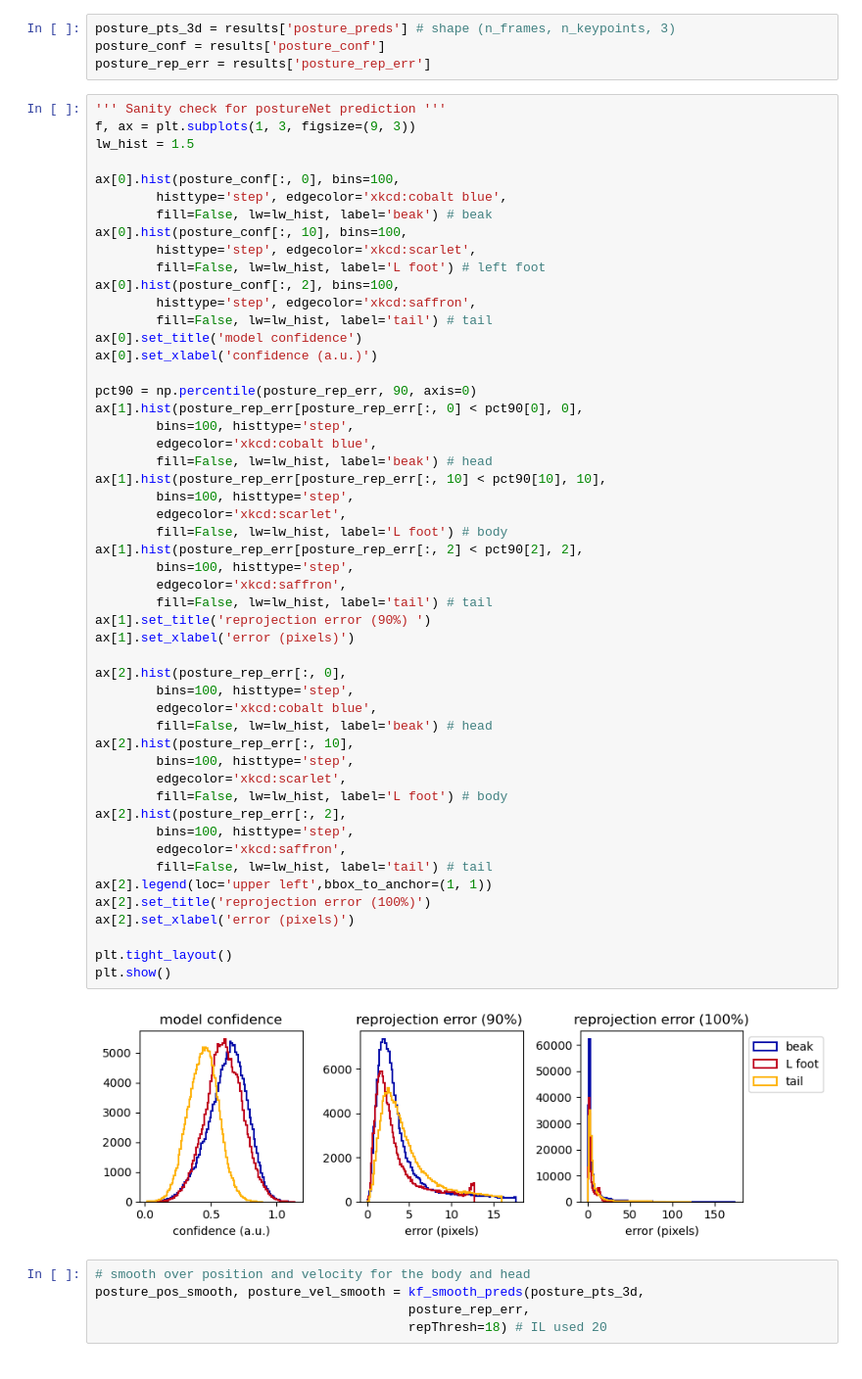
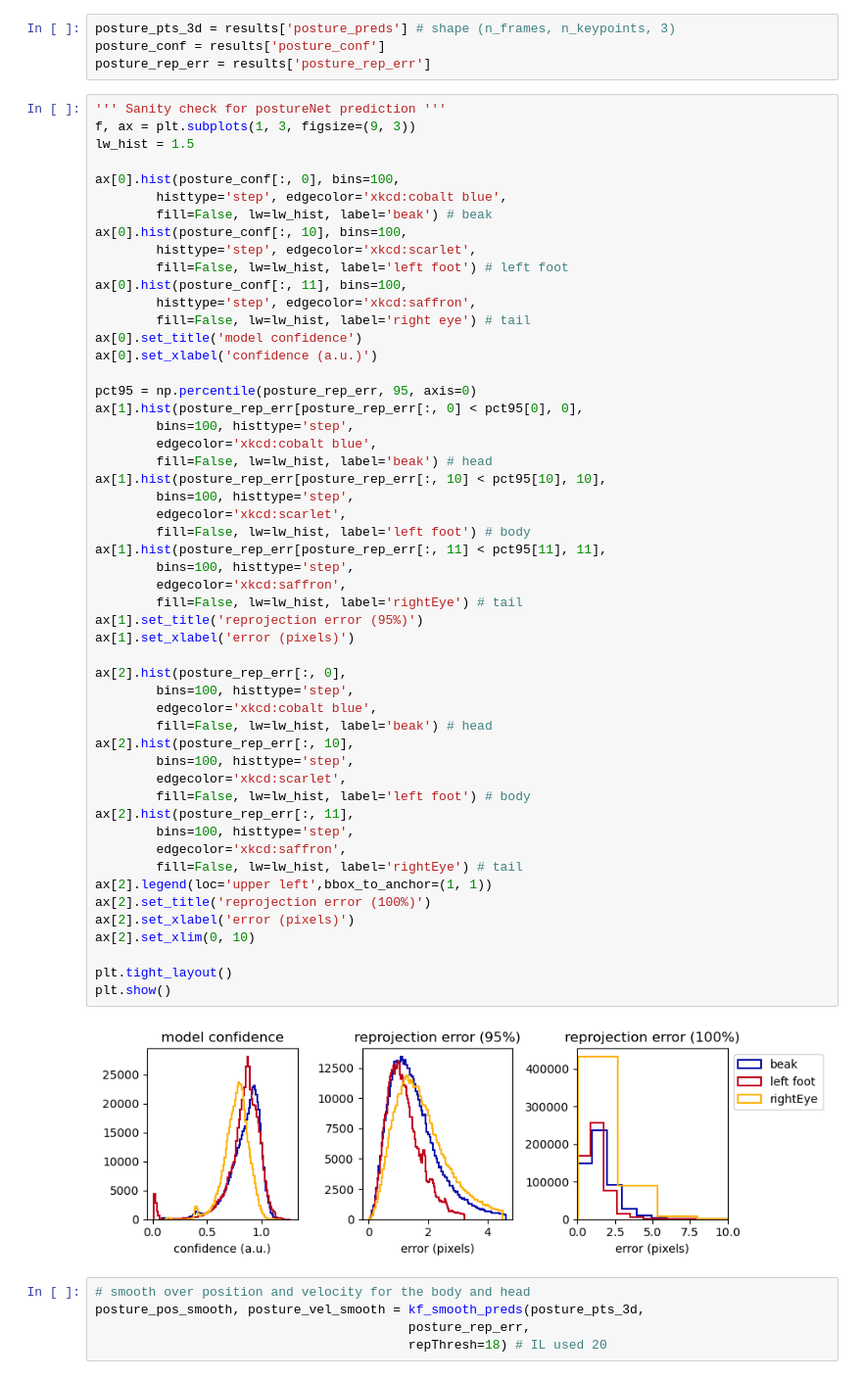
Before and after one commit to Xiaoyun-Sherry-Li/poseTrackingXL, a Jupyter notebook: process_raw_preds_XL.ipynb, the cells around one changed output. Shown at 98% size. Saved outputs shown, nothing was run; the diff lists cells and outputs as text.

```diff
--- a/process_raw_preds_XL.ipynb
+++ b/process_raw_preds_XL.ipynb
@@ -181,49 +182,50 @@ ax[0].hist(posture_conf[:, 0], bins=100,
         fill=False, lw=lw_hist, label='beak') # beak
 ax[0].hist(posture_conf[:, 10], bins=100,
         histtype='step', edgecolor='xkcd:scarlet',
-        fill=False, lw=lw_hist, label='L foot') # left foot
-ax[0].hist(posture_conf[:, 2], bins=100,
+        fill=False, lw=lw_hist, label='left foot') # left foot
+ax[0].hist(posture_conf[:, 11], bins=100,
         histtype='step', edgecolor='xkcd:saffron',
-        fill=False, lw=lw_hist, label='tail') # tail
+        fill=False, lw=lw_hist, label='right eye') # tail
 ax[0].set_title('model confidence')
 ax[0].set_xlabel('confidence (a.u.)')
 
-pct90 = np.percentile(posture_rep_err, 90, axis=0)
-ax[1].hist(posture_rep_err[posture_rep_err[:, 0] < pct90[0], 0],
+pct95 = np.percentile(posture_rep_err, 95, axis=0)
+ax[1].hist(posture_rep_err[posture_rep_err[:, 0] < pct95[0], 0],
         bins=100, histtype='step',
         edgecolor='xkcd:cobalt blue',
         fill=False, lw=lw_hist, label='beak') # head
-ax[1].hist(posture_rep_err[posture_rep_err[:, 10] < pct90[10], 10],
+ax[1].hist(posture_rep_err[posture_rep_err[:, 10] < pct95[10], 10],
         bins=100, histtype='step',
         edgecolor='xkcd:scarlet',
-        fill=False, lw=lw_hist, label='L foot') # body
-ax[1].hist(posture_rep_err[posture_rep_err[:, 2] < pct90[2], 2],
+        fill=False, lw=lw_hist, label='left foot') # body
+ax[1].hist(posture_rep_err[posture_rep_err[:, 11] < pct95[11], 11],
         bins=100, histtype='step',
         edgecolor='xkcd:saffron',
-        fill=False, lw=lw_hist, label='tail') # tail
-ax[1].set_title('reprojection error (90%) ')
+        fill=False, lw=lw_hist, label='rightEye') # tail
+ax[1].set_title('reprojection error (95%)')
 ax[1].set_xlabel('error (pixels)')
 
 ax[2].hist(posture_rep_err[:, 0],
         bins=100, histtype='step',
         edgecolor='xkcd:cobalt blue',
         fill=False, lw=lw_hist, label='beak') # head
 ax[2].hist(posture_rep_err[:, 10],
         bins=100, histtype='step',
         edgecolor='xkcd:scarlet',
-        fill=False, lw=lw_hist, label='L foot') # body
-ax[2].hist(posture_rep_err[:, 2],
+        fill=False, lw=lw_hist, label='left foot') # body
+ax[2].hist(posture_rep_err[:, 11],
         bins=100, histtype='step',
         edgecolor='xkcd:saffron',
-        fill=False, lw=lw_hist, label='tail') # tail
+        fill=False, lw=lw_hist, label='rightEye') # tail
 ax[2].legend(loc='upper left',bbox_to_anchor=(1, 1))
 ax[2].set_title('reprojection error (100%)')
 ax[2].set_xlabel('error (pixels)')
+ax[2].set_xlim(0, 10)
 
 plt.tight_layout()
 plt.show()
 # %% [output]
-[figure, old version]
+[figure, new version]
 # %%
 # smooth over position and velocity for the body and head
 posture_pos_smooth, posture_vel_smooth = kf_smooth_preds(posture_pts_3d,
```
Also changed, not shown: parts of 12 cells of this notebook.
